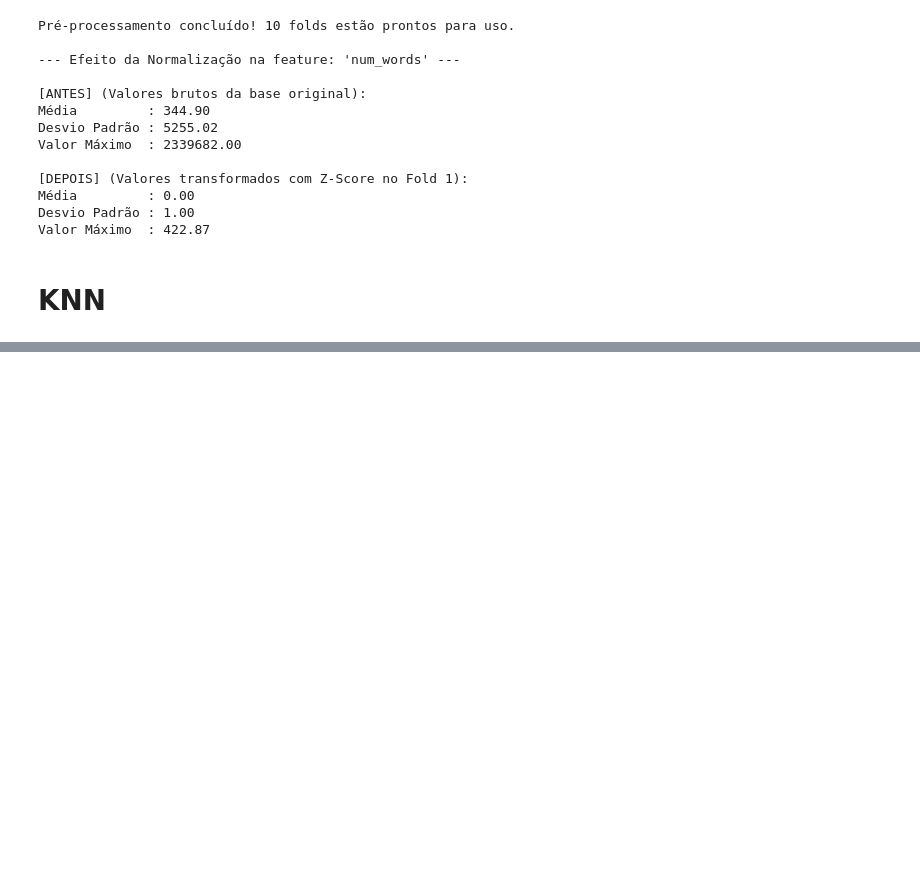
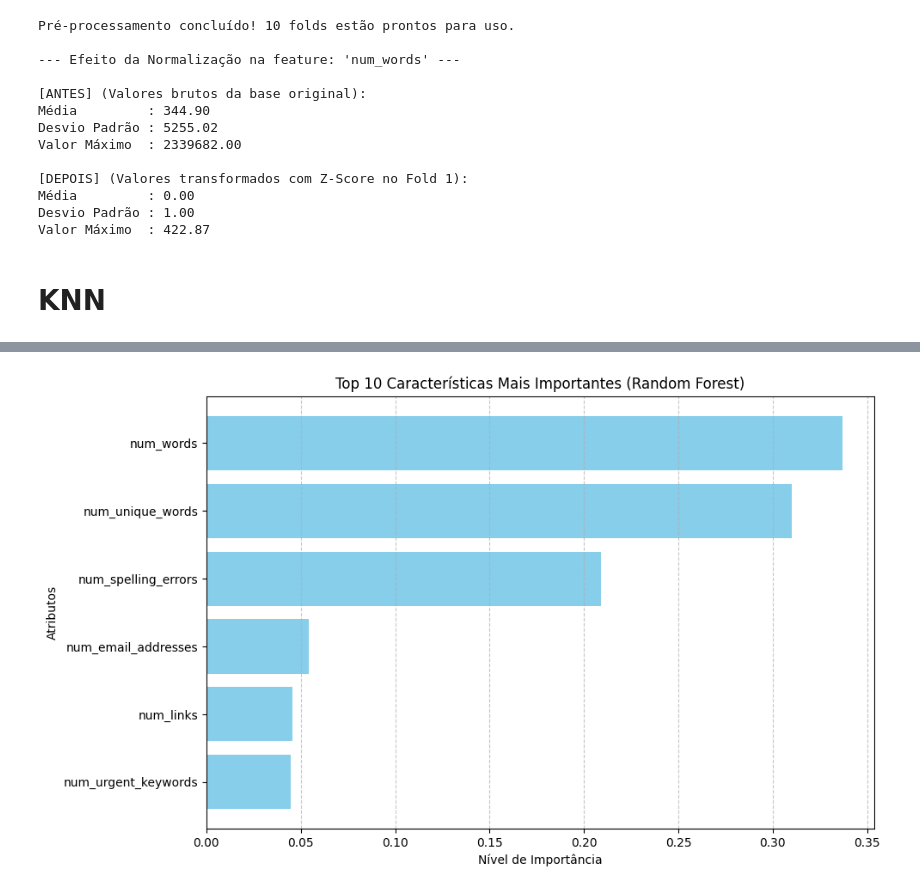
Before and after one commit to lfsdaros/Email_Phishing_Detector_POLI, a Jupyter notebook: Phishing_Detector.ipynb, the cells around one changed output, grey strips where cells are left out. Saved outputs shown, nothing was run; the diff lists cells and outputs as text; code cells hidden in the pictures; blank space fills up the shorter version.

```diff
--- a/Phishing_Detector.ipynb
+++ b/Phishing_Detector.ipynb
@@ -260,0 +353,18 @@ plt.show()
+# %%
+importances = rf.feature_importances_
+indices = np.argsort(importances)[-10:]
+
+plt.figure(figsize=(10, 6))
+plt.barh(range(len(indices)), importances[indices], align='center', color='skyblue')
+
+# Utilizando a variável X original para resgatar os nomes das features
+plt.yticks(range(len(indices)), [X.columns[i] for i in indices])
+
+plt.title('Top 10 Características Mais Importantes (Random Forest)')
+plt.xlabel('Nível de Importância')
+plt.ylabel('Atributos')
+plt.grid(True, axis='x', linestyle='--', alpha=0.7)
+plt.tight_layout()
+plt.show()
+# %% [output]
+[figure, added]
```
Also changed, not shown: parts of 11 cells of this notebook.
